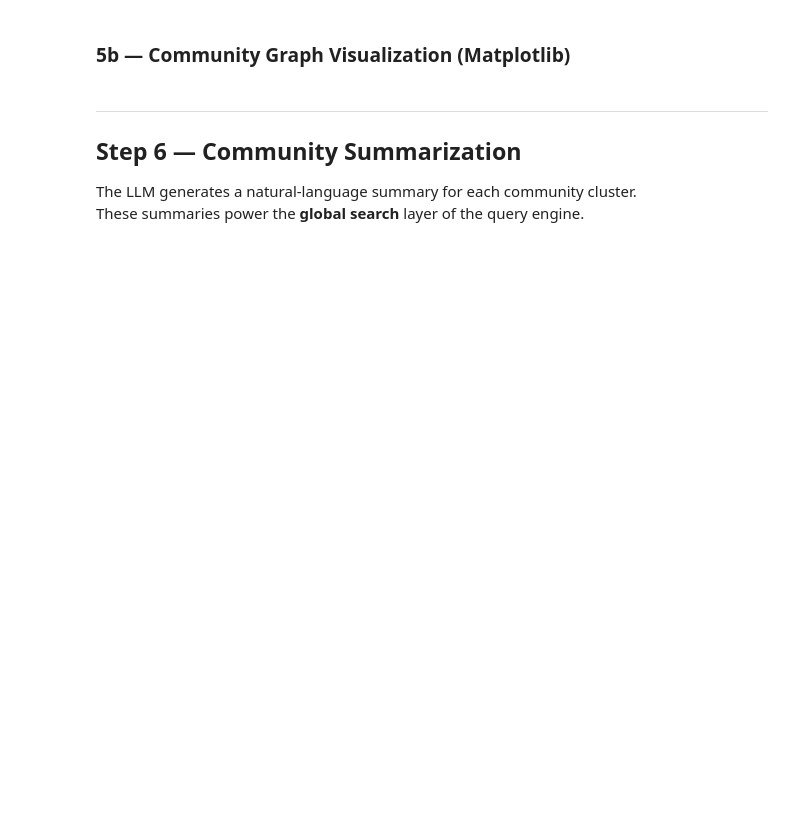
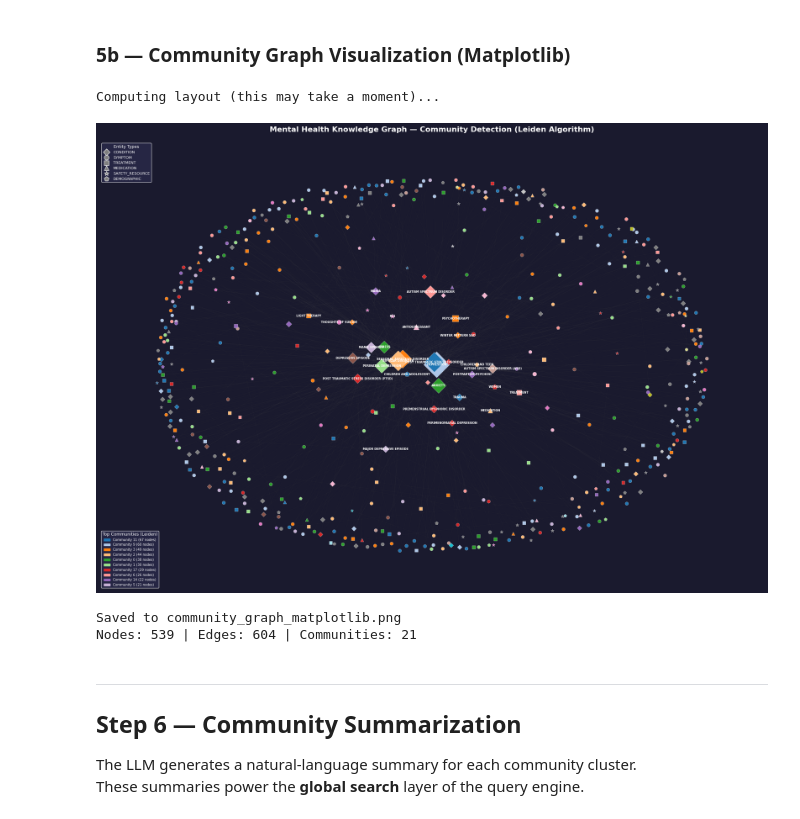
Before and after one commit to Aceee03/med-rag, a Jupyter notebook: markdownParse_v2.ipynb, the cells around one changed output. Drawn from its saved outputs; the diff is of its cells as text; code cells hidden in the pictures; blank space fills up the shorter version.

```diff
--- a/markdownParse_v2.ipynb
+++ b/markdownParse_v2.ipynb
@@ -536,10 +852,11 @@ import matplotlib.patches as mpatches
 from llama_index.core.graph_stores.types import EntityNode
 
 G_vis = nx.Graph()
-for eid, entity in custom_entities.items():
-    G_vis.add_node(eid, name=entity.name, label=entity.label)
+for entity in custom_entities.values():
+    G_vis.add_node(entity.id, name=entity.name, label=entity.label)
+
 for rel in custom_relations:
-    if rel.source_id in custom_entities and rel.target_id in custom_entities:
+    if rel.source_id in entity_id_to_node and rel.target_id in entity_id_to_node:
         G_vis.add_edge(rel.source_id, rel.target_id, relation=rel.label)
 
 random.seed(42)
@@ -565,7 +882,7 @@ nx.draw_networkx_edges(G_vis, pos, ax=ax, alpha=0.15, edge_color="#555555", widt
 
 for entity_type, marker in MARKER_MAP.items():
     type_nodes = [n for n in G_vis.nodes()
-                  if custom_entities.get(n, EntityNode(name="", label="")).label == entity_type]
+                  if entity_id_to_node.get(n, EntityNode(name="", label="")).label == entity_type]
     if not type_nodes:
         continue
     type_pos = {n: pos[n] for n in type_nodes if n in pos}
@@ -579,38 +896,43 @@ for entity_type, marker in MARKER_MAP.items():
 
 degree_threshold = sorted([G_vis.degree(n) for n in G_vis.nodes()], reverse=True)
 cutoff = degree_threshold[min(25, len(degree_threshold) - 1)] if degree_threshold else 0
-labels = {n: custom_entities[n].name for n in G_vis.nodes()
-          if n in custom_entities and G_vis.degree(n) >= cutoff}
+labels = {n: entity_id_to_node[n].name for n in G_vis.nodes()
+          if n in entity_id_to_node and G_vis.degree(n) >= cutoff}
 nx.draw_networkx_labels(G_vis, pos, labels, font_size=6, font_color="white",
                         font_weight="bold", ax=ax)
 
 type_handles = [plt.Line2D([0], [0], marker=m, color='w', markerfacecolor='gray',
                             markersize=10, linestyle='None', label=t)
                 for t, m in MARKER_MAP.items()]
 top_n_legend = min(10, len(comm_ids_sorted))
 comm_handles = [mpatches.Patch(color=community_colors_mpl[comm_ids_sorted[i]],
                                label=f"Community {comm_ids_sorted[i]} ({len(communities[comm_ids_sorted[i]])} nodes)")
                 for i in range(top_n_legend)]
 
 legend1 = ax.legend(handles=type_handles, loc="upper left", title="Entity Types",
                     fontsize=8, title_fontsize=9, facecolor="#2a2a4a",
                     edgecolor="white", labelcolor="white")
 legend1.get_title().set_color("white")
 ax.add_artist(legend1)
 legend2 = ax.legend(handles=comm_handles, loc="lower left", title="Top Communities (Leiden)",
                     fontsize=7, title_fontsize=9, facecolor="#2a2a4a",
                     edgecolor="white", labelcolor="white")
 legend2.get_title().set_color("white")
 
 ax.set_title("Mental Health Knowledge Graph — Community Detection (Leiden Algorithm)",
              fontsize=16, color="white", fontweight="bold", pad=20)
 ax.axis("off")
 plt.tight_layout()
 plt.savefig("community_graph_matplotlib.png", dpi=150,
             facecolor=fig.get_facecolor(), bbox_inches="tight")
 plt.show()
-print(f"\n✅ Saved to community_graph_matplotlib.png")
-print(f"   Nodes: {G_vis.number_of_nodes()} | Edges: {G_vis.number_of_edges()} | Communities: {len(communities)}")
+print(f"\nSaved to community_graph_matplotlib.png")
+print(f"Nodes: {G_vis.number_of_nodes()} | Edges: {G_vis.number_of_edges()} | Communities: {len(communities)}")
+# %% [output]
+Computing layout (this may take a moment)...
+[figure, added]
+Saved to community_graph_matplotlib.png
+Nodes: 539 | Edges: 604 | Communities: 21
 # %% [markdown]
 ---
 ## Step 6 — Community Summarization
```
Also changed, not shown: parts of 11 cells of this notebook, 13 other files.
